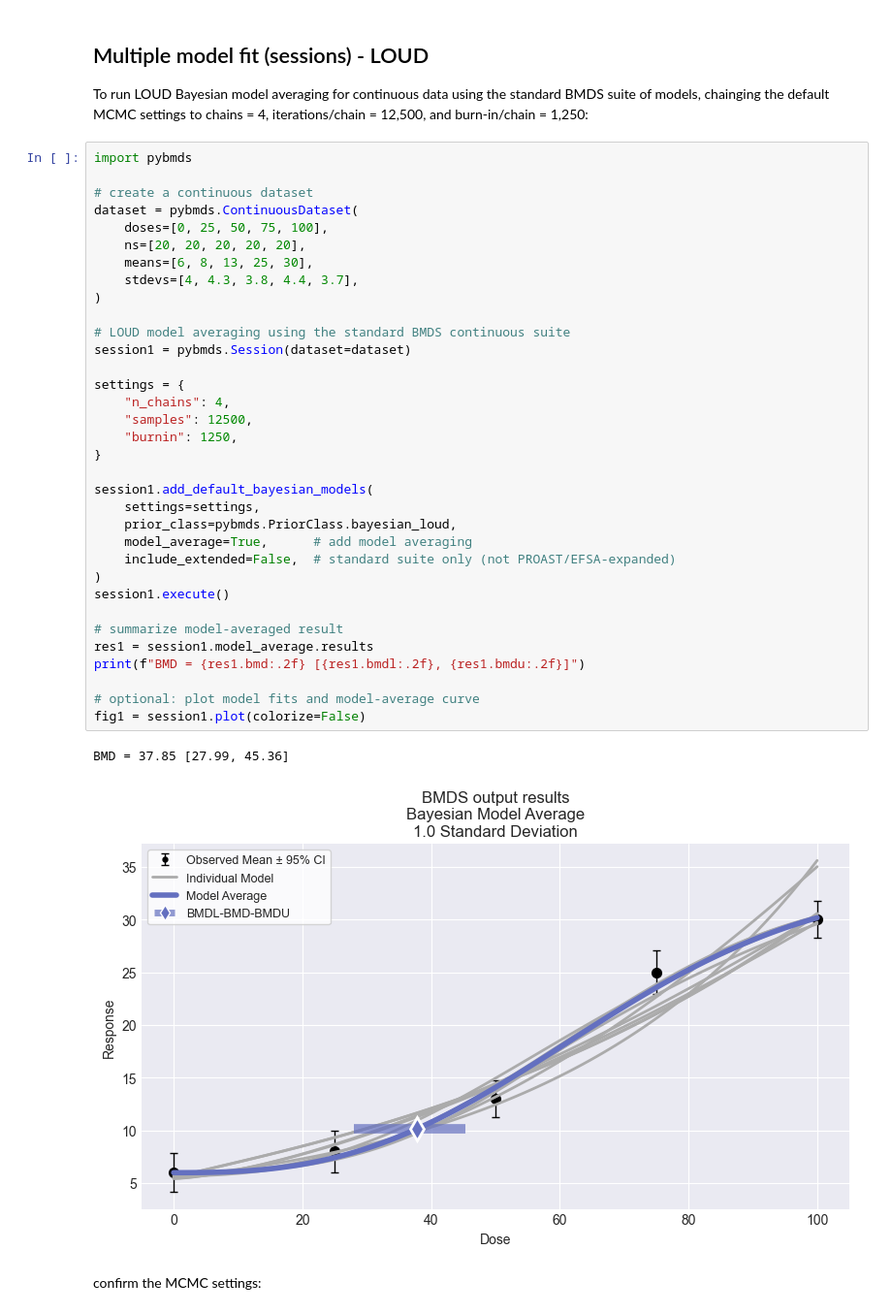
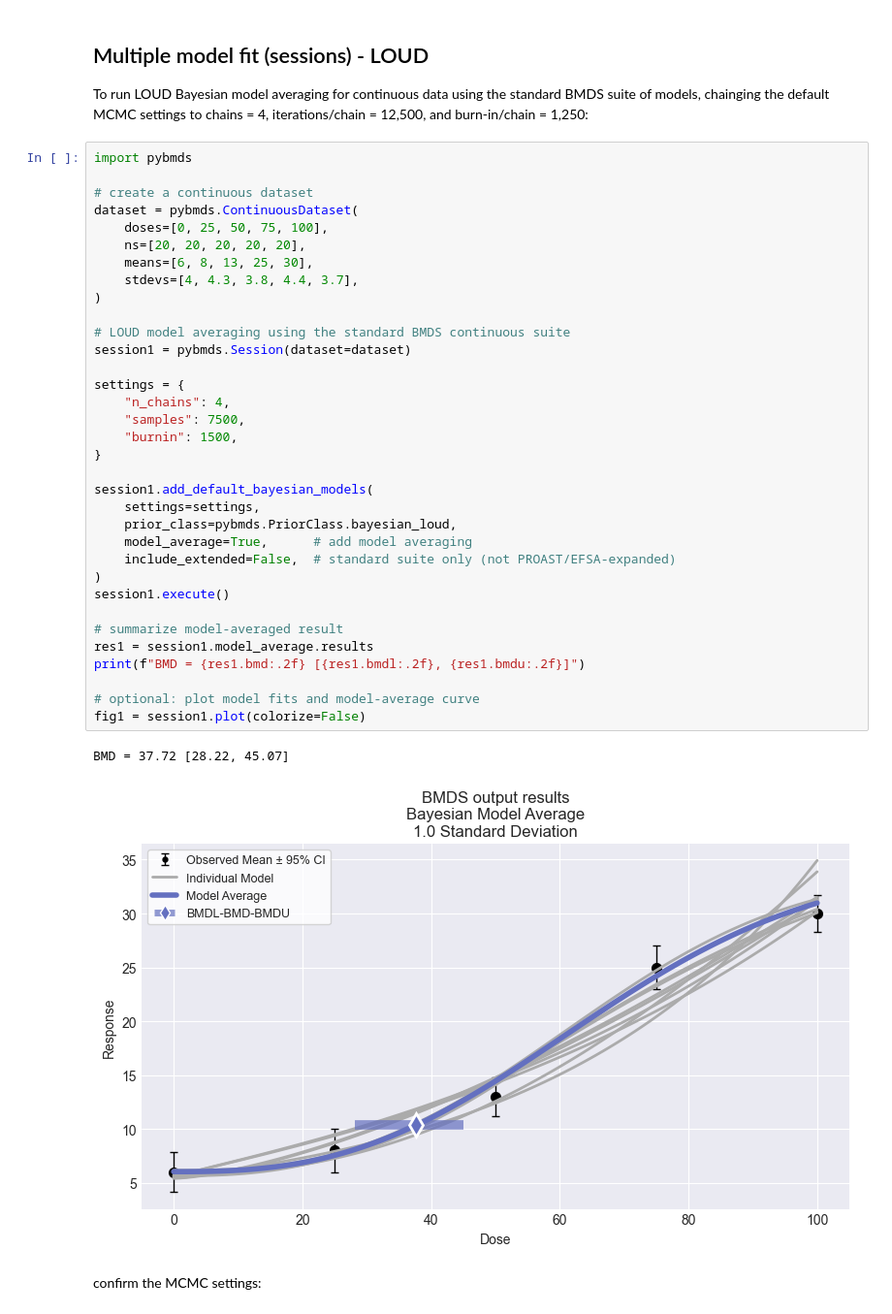
Before and after one commit to USEPA/BMDS, a Jupyter notebook: docs/source/recipes/continuous_ma.ipynb, the cells around one changed output. Shown at 97% size. Saved outputs shown, nothing was run; the diff lists cells and outputs as text.

```diff
--- a/docs/source/recipes/continuous_ma.ipynb
+++ b/docs/source/recipes/continuous_ma.ipynb
@@ -70,37 +70,37 @@ import pybmds
 # create a continuous dataset
 dataset = pybmds.ContinuousDataset(
     doses=[0, 25, 50, 75, 100],
     ns=[20, 20, 20, 20, 20],
     means=[6, 8, 13, 25, 30],
     stdevs=[4, 4.3, 3.8, 4.4, 3.7],
 )
 
 # LOUD model averaging using the standard BMDS continuous suite
 session1 = pybmds.Session(dataset=dataset)
 
 settings = {
     "n_chains": 4,
-    "samples": 12500,
-    "burnin": 1250,
+    "samples": 7500,
+    "burnin": 1500,
 }
 
 session1.add_default_bayesian_models(
     settings=settings,
     prior_class=pybmds.PriorClass.bayesian_loud,
     model_average=True,      # add model averaging
     include_extended=False,  # standard suite only (not PROAST/EFSA-expanded)
 )
 session1.execute()
 
 # summarize model-averaged result
 res1 = session1.model_average.results
 print(f"BMD = {res1.bmd:.2f} [{res1.bmdl:.2f}, {res1.bmdu:.2f}]")
 
 # optional: plot model fits and model-average curve
 fig1 = session1.plot(colorize=False)
 # %% [output]
-BMD = 37.85 [27.99, 45.36]
+BMD = 37.72 [28.22, 45.07]
-[figure, old version]
+[figure, new version]
 # %% [markdown]
 confirm the MCMC settings:
 # %%
```
Also changed, not shown: parts of 6 cells of this notebook, 1 other file.
